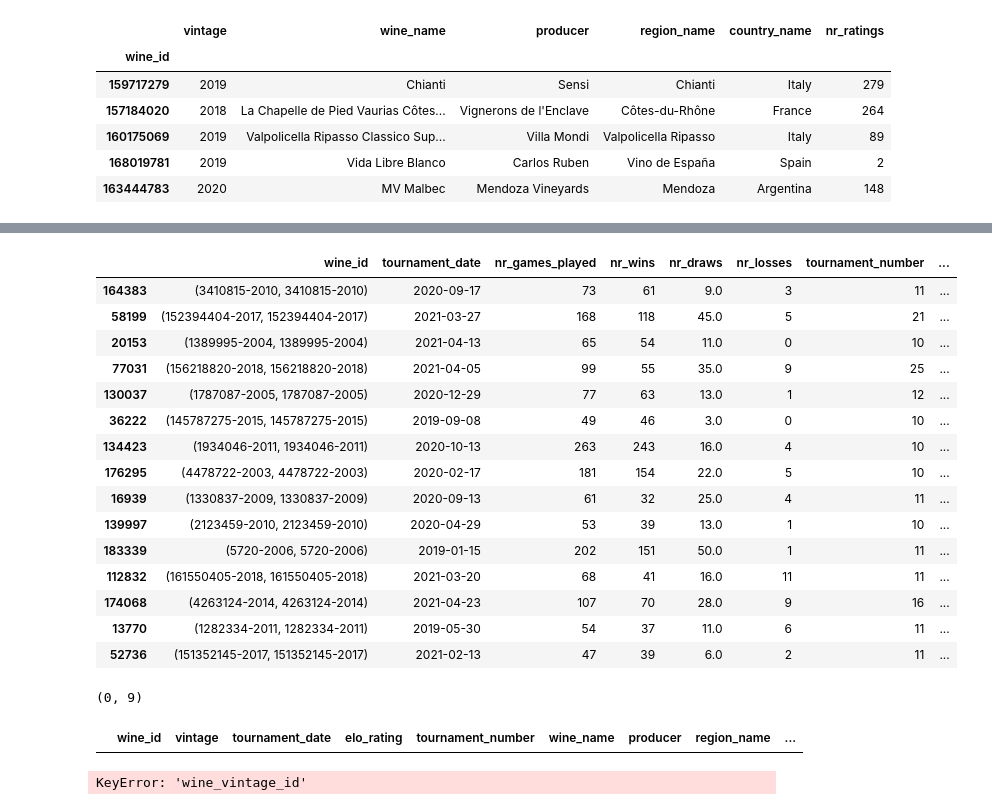
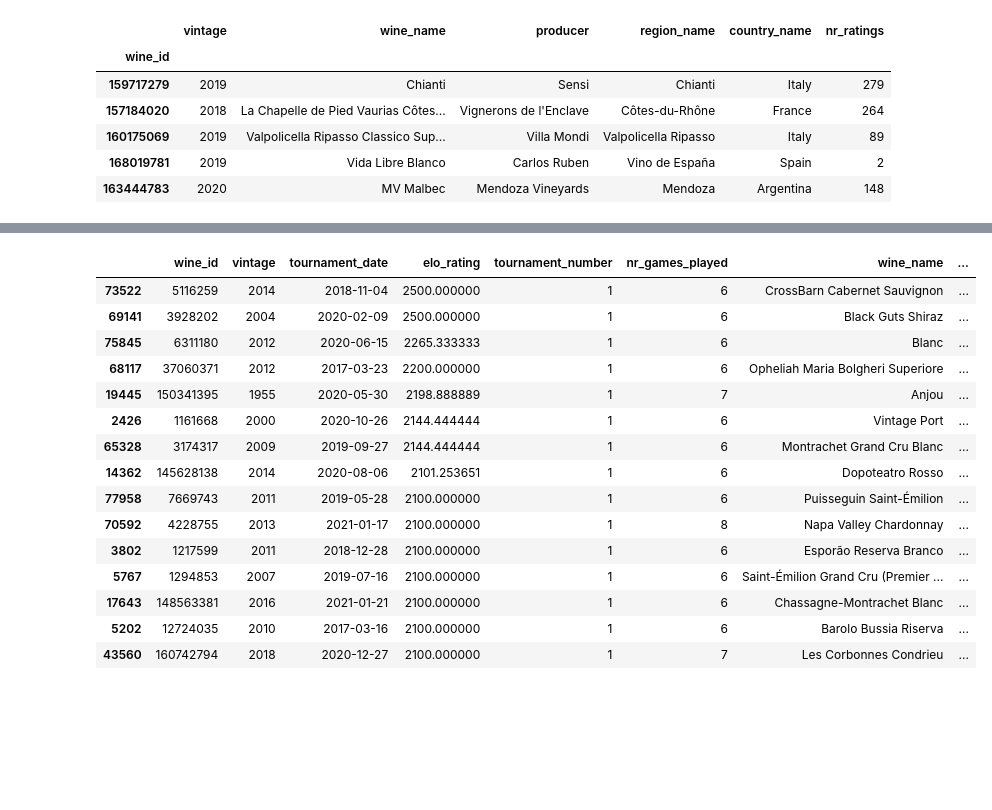
Before and after one commit to RoaldSchuring/WineELO, a Jupyter notebook: wine_elo.ipynb, the cells around one changed output, grey strips where cells are left out. Drawn from its saved outputs; the diff is of its cells as text; code cells hidden in the pictures; blank space fills up the shorter version.

Commit message:
more comments added to notebook and started results analysis

```diff
--- a/wine_elo.ipynb
+++ b/wine_elo.ipynb
@@ -62,4 +75,6 @@ A key decision here is how we want to define a 'player' for the purposes of our
 # %%
-wine_reviews_cleaned = wdc.clean_wine_reviews(wine_review_df).set_index('wine_id')
+wine_reviews_cleaned = wdc.clean_wine_reviews(wine_review_df).set_index('wine_id').reset_index()
+wine_reviews_cleaned.drop_duplicates(inplace=True)
+wine_reviews_cleaned.set_index('wine_id', inplace=True)
 wine_reviews_cleaned.head()
 # %% [output]
@@ -93,7 +174,9 @@ all_results.head()
 # %%
 results_grouped = all_results.groupby('wine_id').agg({'tournament_date': 'max', 'nr_games_played': 'sum', 'nr_wins': 'sum', 'nr_draws': 'sum', 'nr_losses': 'sum', 'tournament_number': 'max'}).reset_index()
+results_grouped = pd.merge(results_grouped, all_results[['wine_id', 'tournament_date', 'elo_rating']], how='left', on=['wine_id', 'tournament_date']).drop_duplicates(subset=['wine_id'])
 
-results_grouped_with_score = pd.merge(results_grouped, all_results[['wine_id', 'tournament_date', 'elo_rating']], how='left', on=['wine_id', 'tournament_date']).drop_duplicates(subset=['wine_id'])
+results_grouped = pd.merge(results_grouped, wine_metadata, left_on='wine_id', right_index=True).drop_duplicates(subset=['wine_id'])
+results_grouped = results_grouped[['wine_id', 'vintage', 'tournament_date', 'elo_rating', 'tournament_number', 'nr_games_played', 'wine_name', 'producer', 'region_name', 'country_name']]
 
-results_grouped_with_score.head(10)
+results_grouped.sort_values(by=['elo_rating'], ascending=False).head(10)
 # %% [output]
@@ -111,40 +198,21 @@ results_grouped_with_score.head(10)
 # %%
-multi_tournament_contenders = results_grouped_with_score.loc[(results_grouped_with_score['tournament_number'] >= 10) & (results_grouped_with_score['nr_games_played'] > 25)]
+results_grouped_bounded = results_grouped.loc[(results_grouped['tournament_number'] == 1) & (results_grouped['nr_games_played'] > 5)]
 
-multi_tournament_contenders.sort_values(by=['elo_rating'], ascending=False).head(15)
+results_grouped_bounded.sort_values(by=['elo_rating'], ascending=False).head(15)
 # %% [output]
-|  | wine_id | tournament_date | nr_games_played | nr_wins | nr_draws | nr_losses | tournament_number | ... |
-| 164383 | (3410815-2010, 3410815-2010) | 2020-09-17 | 73 | 61 | 9.0 | 3 | 11 | ... |
-| 58199 | (152394404-2017, 152394404-2017) | 2021-03-27 | 168 | 118 | 45.0 | 5 | 21 | ... |
-| 20153 | (1389995-2004, 1389995-2004) | 2021-04-13 | 65 | 54 | 11.0 | 0 | 10 | ... |
-| 77031 | (156218820-2018, 156218820-2018) | 2021-04-05 | 99 | 55 | 35.0 | 9 | 25 | ... |
-| 130037 | (1787087-2005, 1787087-2005) | 2020-12-29 | 77 | 63 | 13.0 | 1 | 12 | ... |
-| 36222 | (145787275-2015, 145787275-2015) | 2019-09-08 | 49 | 46 | 3.0 | 0 | 10 | ... |
-| 134423 | (1934046-2011, 1934046-2011) | 2020-10-13 | 263 | 243 | 16.0 | 4 | 10 | ... |
-| 176295 | (4478722-2003, 4478722-2003) | 2020-02-17 | 181 | 154 | 22.0 | 5 | 10 | ... |
-| 16939 | (1330837-2009, 1330837-2009) | 2020-09-13 | 61 | 32 | 25.0 | 4 | 11 | ... |
-| 139997 | (2123459-2010, 2123459-2010) | 2020-04-29 | 53 | 39 | 13.0 | 1 | 10 | ... |
-| 183339 | (5720-2006, 5720-2006) | 2019-01-15 | 202 | 151 | 50.0 | 1 | 11 | ... |
-| 112832 | (161550405-2018, 161550405-2018) | 2021-03-20 | 68 | 41 | 16.0 | 11 | 11 | ... |
-| 174068 | (4263124-2014, 4263124-2014) | 2021-04-23 | 107 | 70 | 28.0 | 9 | 16 | ... |
-| 13770 | (1282334-2011, 1282334-2011) | 2019-05-30 | 54 | 37 | 11.0 | 6 | 11 | ... |
-| 52736 | (151352145-2017, 151352145-2017) | 2021-02-13 | 47 | 39 | 6.0 | 2 | 11 | ... |
+|  | wine_id | vintage | tournament_date | elo_rating | tournament_number | nr_games_played | wine_name | ... |
+| 73522 | 5116259 | 2014 | 2018-11-04 | 2500.000000 | 1 | 6 | CrossBarn Cabernet Sauvignon | ... |
+| 69141 | 3928202 | 2004 | 2020-02-09 | 2500.000000 | 1 | 6 | Black Guts Shiraz | ... |
+| 75845 | 6311180 | 2012 | 2020-06-15 | 2265.333333 | 1 | 6 | Blanc | ... |
+| 68117 | 37060371 | 2012 | 2017-03-23 | 2200.000000 | 1 | 6 | Opheliah Maria Bolgheri Superiore | ... |
+| 19445 | 150341395 | 1955 | 2020-05-30 | 2198.888889 | 1 | 7 | Anjou | ... |
+| 2426 | 1161668 | 2000 | 2020-10-26 | 2144.444444 | 1 | 6 | Vintage Port | ... |
+| 65328 | 3174317 | 2009 | 2019-09-27 | 2144.444444 | 1 | 6 | Montrachet Grand Cru Blanc | ... |
+| 14362 | 145628138 | 2014 | 2020-08-06 | 2101.253651 | 1 | 6 | Dopoteatro Rosso | ... |
+| 77958 | 7669743 | 2011 | 2019-05-28 | 2100.000000 | 1 | 6 | Puisseguin Saint-Émilion | ... |
+| 70592 | 4228755 | 2013 | 2021-01-17 | 2100.000000 | 1 | 8 | Napa Valley Chardonnay | ... |
+| 3802 | 1217599 | 2011 | 2018-12-28 | 2100.000000 | 1 | 6 | Esporão Reserva Branco | ... |
+| 5767 | 1294853 | 2007 | 2019-07-16 | 2100.000000 | 1 | 6 | Saint-Émilion Grand Cru (Premier ... | ... |
+| 17643 | 148563381 | 2016 | 2021-01-21 | 2100.000000 | 1 | 6 | Chassagne-Montrachet Blanc | ... |
+| 5202 | 12724035 | 2010 | 2017-03-16 | 2100.000000 | 1 | 6 | Barolo Bussia Riserva | ... |
+| 43560 | 160742794 | 2018 | 2020-12-27 | 2100.000000 | 1 | 7 | Les Corbonnes Condrieu | ... |
-# %%
-scores_and_metadata = pd.merge(multi_tournament_contenders, wine_metadata, left_on='wine_id', right_index=True).drop_duplicates(subset=['wine_id'])
-scores_and_metadata = scores_and_metadata[['wine_id', 'vintage', 'tournament_date', 'elo_rating', 'tournament_number', 'wine_name', 'producer', 'region_name', 'country_name']]
-
-# scores_and_metadata_plus_ratings = pd.merge(scores_and_metadata, wine_review_df, on='wine_id').drop_duplicates(subset=['wine_vintage_id'])
-# scores_and_metadata_plus_ratings = scores_and_metadata_plus_ratings[['wine_vintage_id', 'wine_id', 'elo_rating', 'rating', 'tournament_number', 'wine_name', 'producer', 'region_name', 'country_name']]
-
-scores_and_metadata.sort_values(by=['tournament_number'], ascending=False).shape
-# %% [output]
-(0, 9)
-# %%
-scores_and_metadata.loc[scores_and_metadata['producer'] == "Dow's"]
-# %% [output]
-|  | wine_id | vintage | tournament_date | elo_rating | tournament_number | wine_name | producer | region_name | ... |
-# %%
-one_wine_results = all_results.loc[all_results['wine_vintage_id'] == '1934046-2011']
-one_wine_results
-# %% [output]
-KeyError: 'wine_vintage_id'
```
Also changed, not shown: parts of 26 cells of this notebook, 4 other files.
